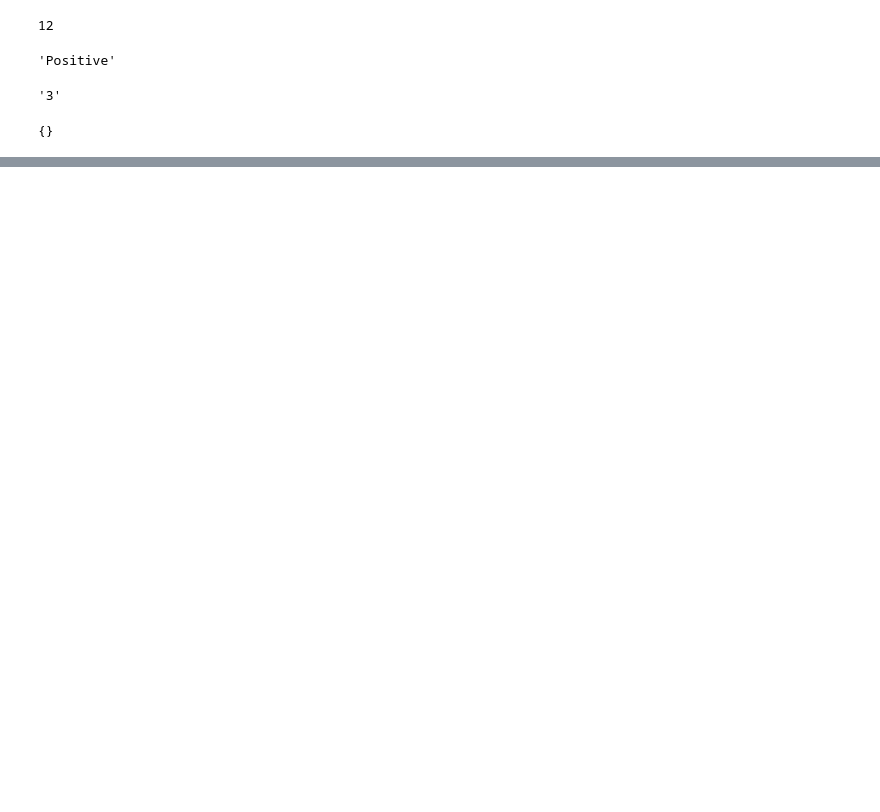
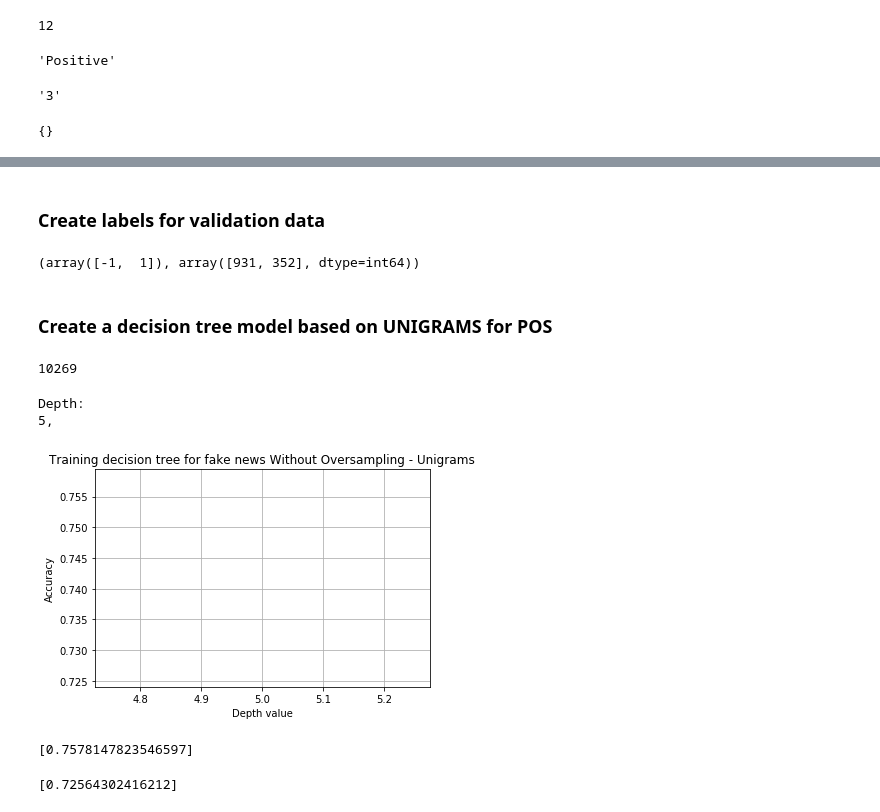
Before and after one commit to alditus/cs-521-project, a Jupyter notebook: source/CS-521-PROJECT/experiments.ipynb, the cells around one changed output, grey strips where cells are left out. Cells and saved outputs as stored; diff of their text form; code cells hidden in the pictures; blank space fills up the shorter version.

```diff
--- a/source/CS-521-PROJECT/experiments.ipynb
+++ b/source/CS-521-PROJECT/experiments.ipynb
@@ -351,0 +521,8 @@ count_tri
+# %%
+# Save them to valid dict
+valid_dict['unigram_type'] = unigram_type
+valid_dict['unigram_count'] = unigram_count
+valid_dict['bigram_type'] = bigram_type
+valid_dict['bigram_count'] = bigram_count
+valid_dict['trigram_type'] = trigram_type
+valid_dict['trigram_count'] = trigram_count
@@ -351,0 +593,16 @@ count_tri
+# %% [markdown]
+### Create labels for validation data
+# %%
+# Creating labels for validation data
+
+v_labels = list()
+for each_label in valid_dict['labels']:
+    if each_label in ['False','pants-fire','barely-true']:
+        v_labels.append(1)
+    else:
+        v_labels.append(-1)
+np.unique(v_labels, return_counts=True)
+# %% [output]
+(array([-1,  1]), array([931, 352], dtype=int64))
+# %% [markdown]
+### Create a decision tree model based on UNIGRAMS for POS
@@ -351,0 +613,48 @@ count_tri
+# %%
+len(unigram_frequency_vector_list)
+# %% [output]
+10269
+# %%
+fig, ax = plt.subplots()
+
+ax.set(xlabel='Depth value', ylabel='Accuracy',
+       title='Training decision tree for fake news Without Oversampling - Unigrams')
+ax.grid()
+
+depth_values = list()
+tr_scores = list()
+va_scores = list()
+print("Depth: ")
+depth = 5
+#for depth in range(1,10):
+print(depth, end=", ",flush=True)
+depth_values.append(depth)
+clf = tree.DecisionTreeClassifier(max_depth=depth)
+#clf = clf.fit(np.array(new_samples), np.array(new_labels))
+clf.fit(unigram_frequency_vector_list, d_labels)
+# Score on Training
+#t_pred = clf.predict()
+#print('Training Score: ',clf.score(np.array(new_samples), np.array(new_labels)))
+tr_score = clf.score(unigram_frequency_vector_list, d_labels)
+pred = clf.predict(v_unigram_frequency_vector_list)
+#print('Validation Score: ',np.mean(pred == v_labels))
+va_score = np.mean(pred == v_labels)
+tr_scores.append(tr_score)
+va_scores.append(va_score)
+
+ax.plot(depth_values,tr_scores)
+ax.plot(depth_values,va_scores)
+fig.savefig("test.png")
+plt.show()
+# %% [output]
+Depth:
+5,
+[figure, added]
+# %%
+tr_scores
+# %% [output]
+[0.7578147823546597]
+# %%
+va_scores
+# %% [output]
+[0.72564302416212]
```
Also changed, not shown: parts of 54 cells of this notebook, 6 other files.
